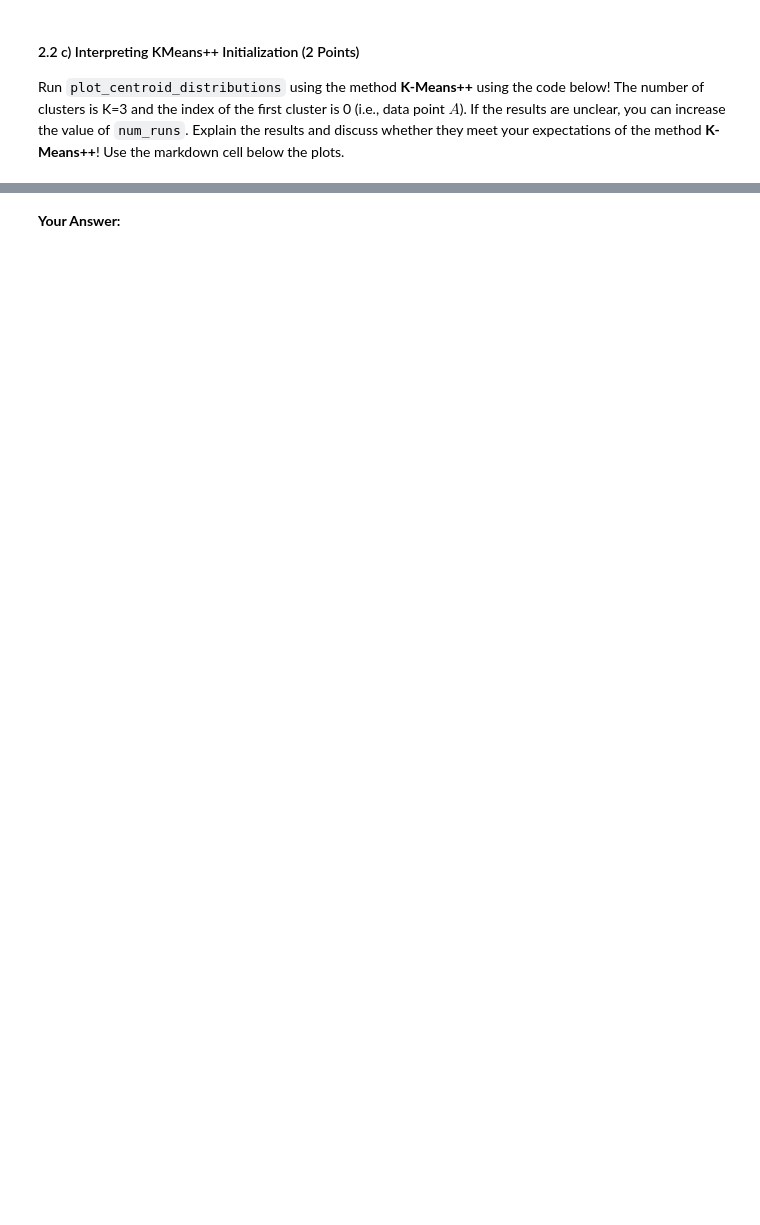
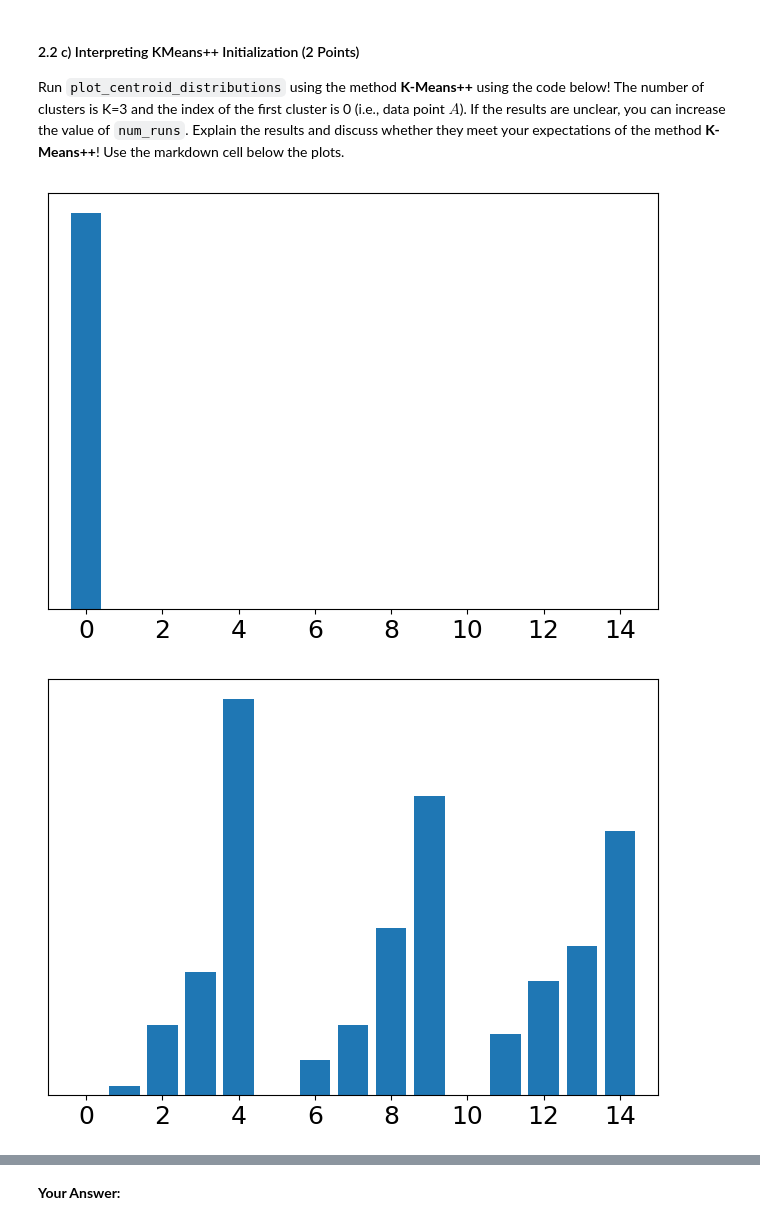
Before and after one commit to benhgm/cs5228_assignments, a Jupyter notebook: assignment1/cs5228_a1_HoGuanMengBenjamin_E1101568.ipynb, the cells around one changed output, grey strips where cells are left out. Cells and saved outputs as stored; diff of their text form; code cells hidden in the pictures; blank space fills up the shorter version.

```diff
--- a/assignment1/cs5228_a1_HoGuanMengBenjamin_E1101568.ipynb
+++ b/assignment1/cs5228_a1_HoGuanMengBenjamin_E1101568.ipynb
@@ -750,4 +719,7 @@ plot_centroid_distributions(kmeans_init, X, 3, 0, method='maxdist', num_runs=100
 
 Run `plot_centroid_distributions` using the method **K-Means++** using the code below! The number of clusters is K=3 and the index of the first cluster is 0 (i.e., data point $A$). If the results are unclear, you can increase the value of `num_runs`. Explain the results and discuss whether they meet your expectations of the method **K-Means++**! Use the markdown cell below the plots.
 # %%
-plot_centroid_distributions(kmeans_init, X, 3, 0, method='kmeans++', num_runs=100)
+plot_centroid_distributions(kmeans_init, X, 3, 0, method='kmeans++', num_runs=200)
+# %% [output]
+[figure, added]
+[figure, added]
```
Also changed, not shown: parts of 16 cells of this notebook, 1 other file.
